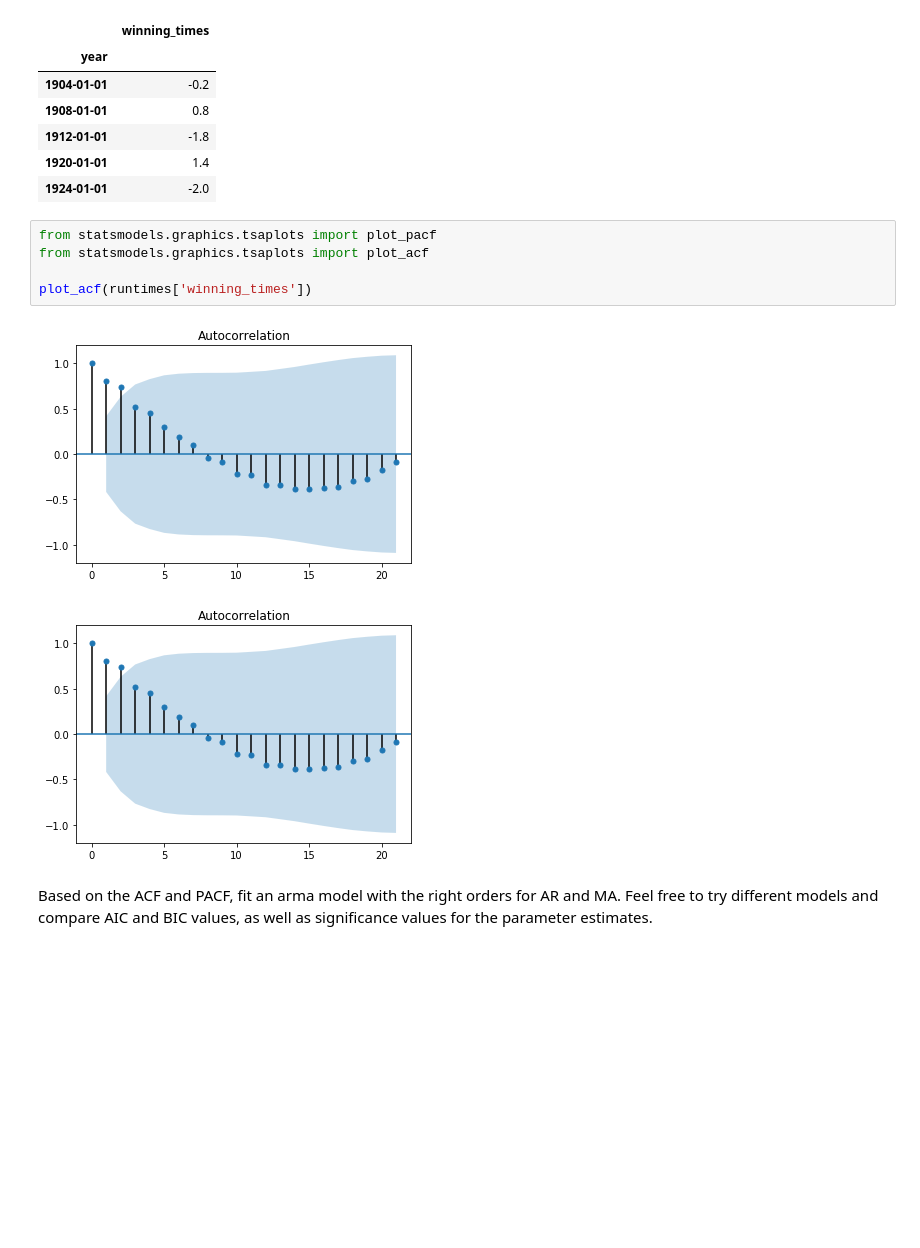
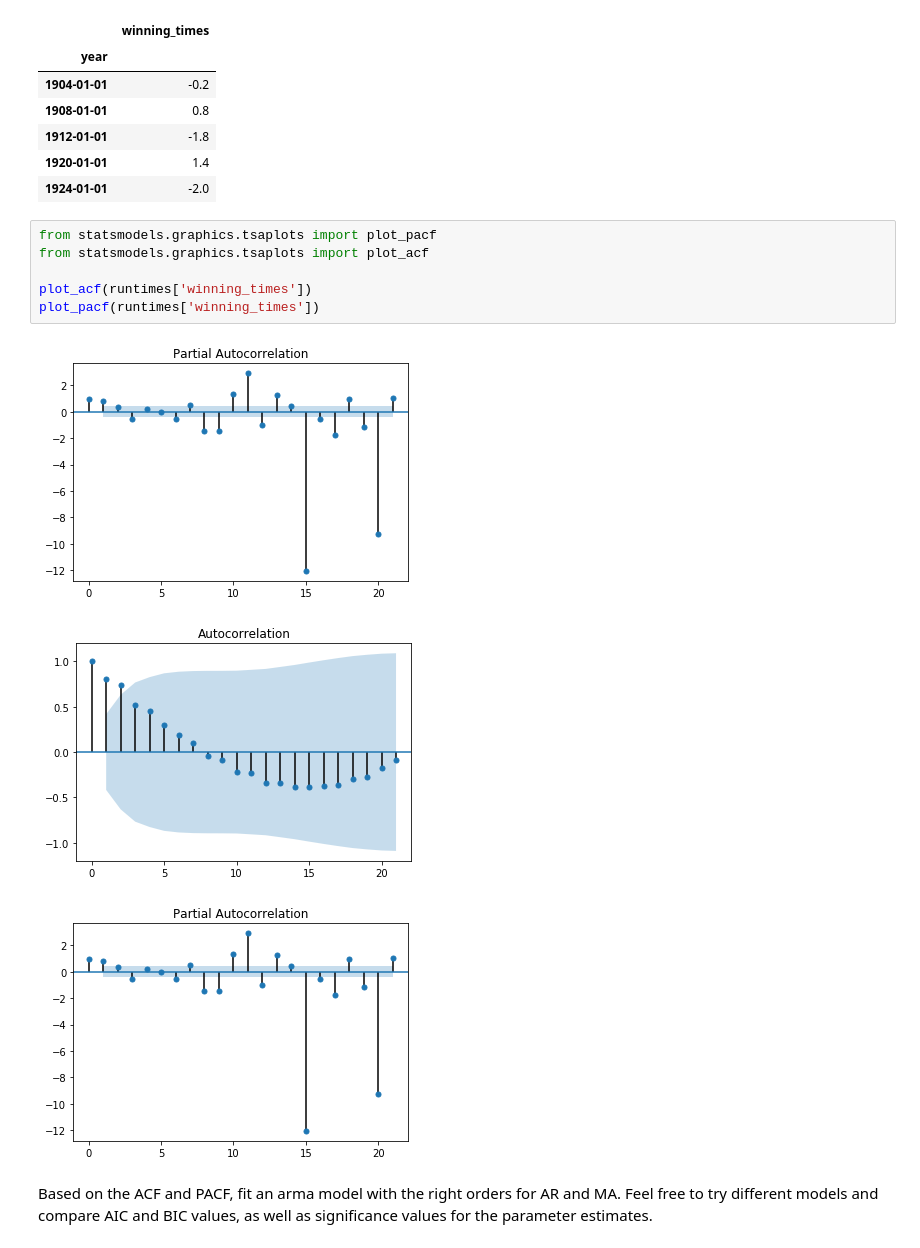
Before and after one commit to nic464/dsc-enterprise-hsbc-arma-models-lab-hsbc-ds-081319, a Jupyter notebook: index.ipynb, the cells around one changed output. Saved outputs shown, nothing was run; the diff lists cells and outputs as text; blank space fills up the shorter version.

```diff
--- a/index.ipynb
+++ b/index.ipynb
@@ -284,11 +284,13 @@ runtimes_diff.head()
 # %%
 from statsmodels.graphics.tsaplots import plot_pacf
 from statsmodels.graphics.tsaplots import plot_acf
 
 plot_acf(runtimes['winning_times'])
+plot_pacf(runtimes['winning_times'])
 # %% [output]
-[figure, old version]
+[figure, new version]
 [figure]
+[figure, added]
 # %% [markdown]
 Based on the ACF and PACF, fit an arma model with the right orders for AR and MA. Feel free to try different models and compare AIC and BIC values, as well as significance values for the parameter estimates.
 # %%
```
